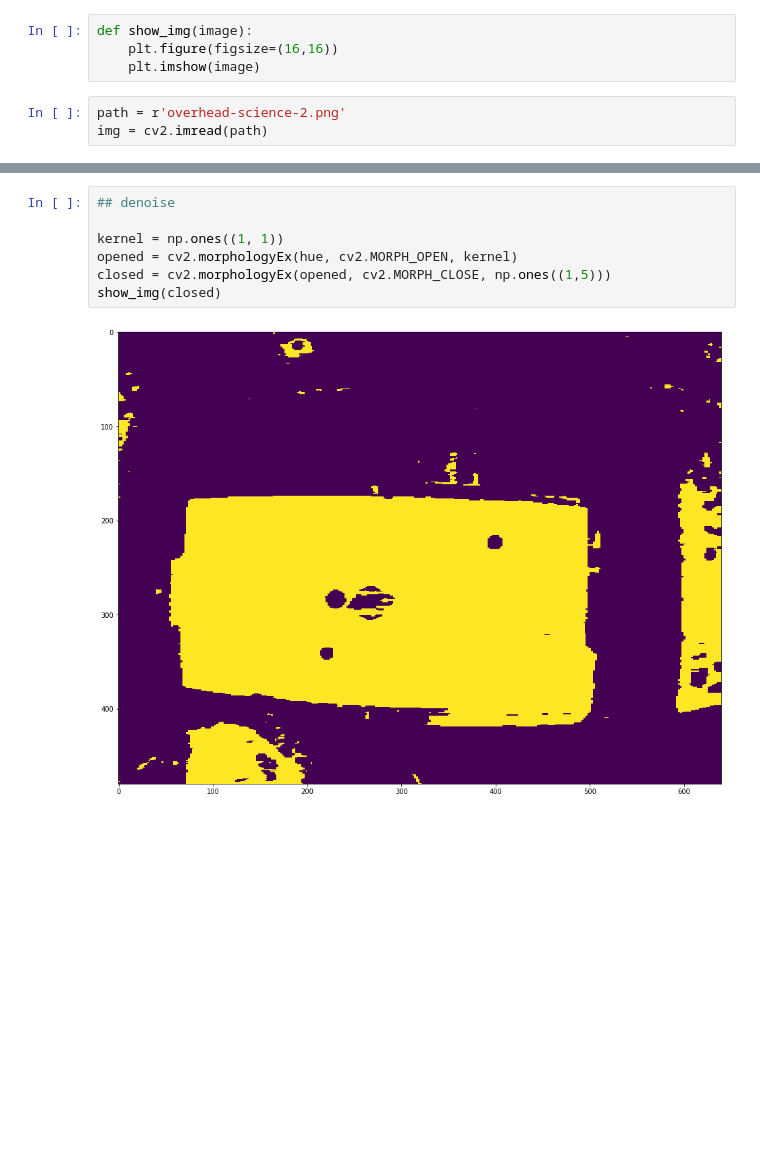
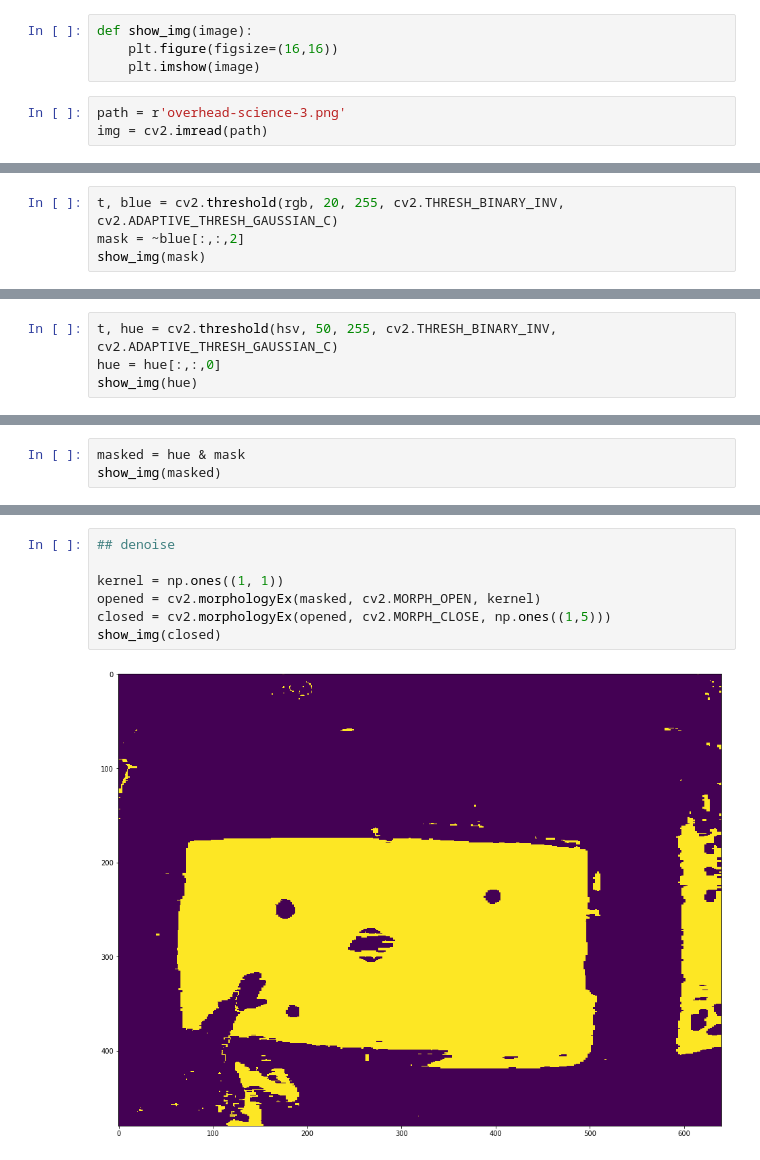
Before and after one commit to Positronic-IO/air-hockey, a Jupyter notebook: notebooks/Find the Pieces.ipynb, the cells around one changed output, grey strips where cells are left out. Saved outputs shown, nothing was run; the diff lists cells and outputs as text; blank space fills up the shorter version.

```diff
--- a/notebooks/Find the Pieces.ipynb
+++ b/notebooks/Find the Pieces.ipynb
@@ -13,7 +13,7 @@ def show_img(image):
     plt.figure(figsize=(16,16))
     plt.imshow(image)
 # %%
-path = r'overhead-science-2.png'
+path = r'overhead-science-3.png'
 img = cv2.imread(path)
 # %%
 ## isolate the table
@@ -20,0 +24,4 @@ rgb = cv2.cvtColor(img, cv2.COLOR_BGR2RGB)
+# %%
+t, blue = cv2.threshold(rgb, 20, 255, cv2.THRESH_BINARY_INV, cv2.ADAPTIVE_THRESH_GAUSSIAN_C)
+mask = ~blue[:,:,2]
+show_img(mask)
@@ -30,0 +37,4 @@ show_img(hue)
+# %%
+t, hue = cv2.threshold(hsv, 50, 255, cv2.THRESH_BINARY_INV, cv2.ADAPTIVE_THRESH_GAUSSIAN_C)
+hue = hue[:,:,0]
+show_img(hue)
@@ -30,0 +43,3 @@ show_img(hue)
+# %%
+masked = hue & mask
+show_img(masked)
@@ -31,12 +48,12 @@ show_img(hue)
 # %%
 ## denoise
 
 kernel = np.ones((1, 1))
-opened = cv2.morphologyEx(hue, cv2.MORPH_OPEN, kernel)
+opened = cv2.morphologyEx(masked, cv2.MORPH_OPEN, kernel)
 closed = cv2.morphologyEx(opened, cv2.MORPH_CLOSE, np.ones((1,5)))
 show_img(closed)
 # %% [output]
-[figure, old version]
+[figure, new version]
 # %%
 ## edges are less work
 
```
Also changed, not shown: parts of 15 cells of this notebook, 2 other files.
